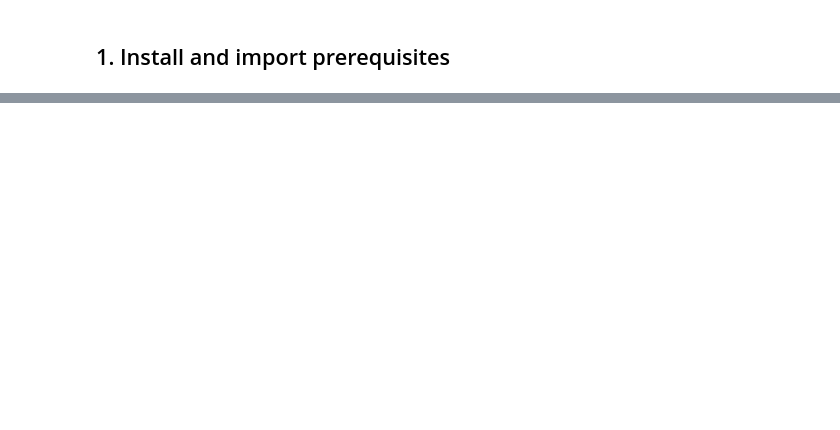
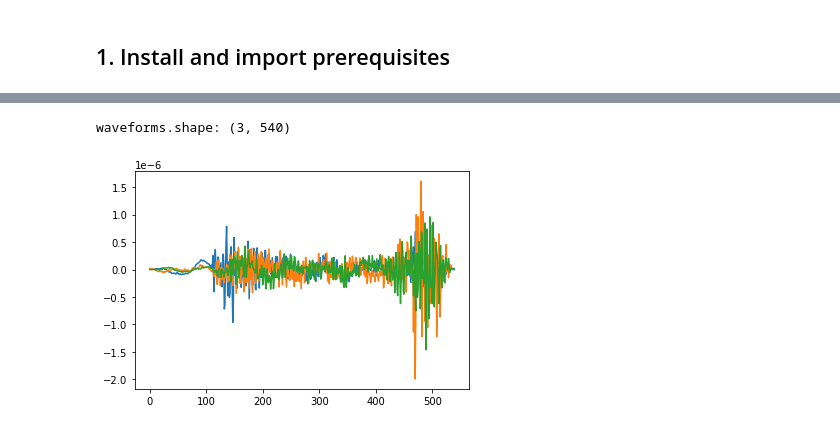
Before and after one commit to 17kaMIKAze08/machinelearning_UNIL, a Jupyter notebook: Project/EQml.ipynb, the cells around one changed output, grey strips where cells are left out. Cells and saved outputs as stored; diff of their text form; code cells hidden in the pictures; blank space fills up the shorter version.

```diff
--- a/Project/EQml.ipynb
+++ b/Project/EQml.ipynb
@@ -117,0 +104,7 @@ print(data.head())
+# %%
+waveforms = data.get_waveforms(6)
+print("waveforms.shape:", waveforms.shape)
+plt.plot(waveforms.T);
+# %% [output]
+waveforms.shape: (3, 540)
+[figure, added]
```
Also changed, not shown: parts of 88 cells of this notebook, 4 other files.
